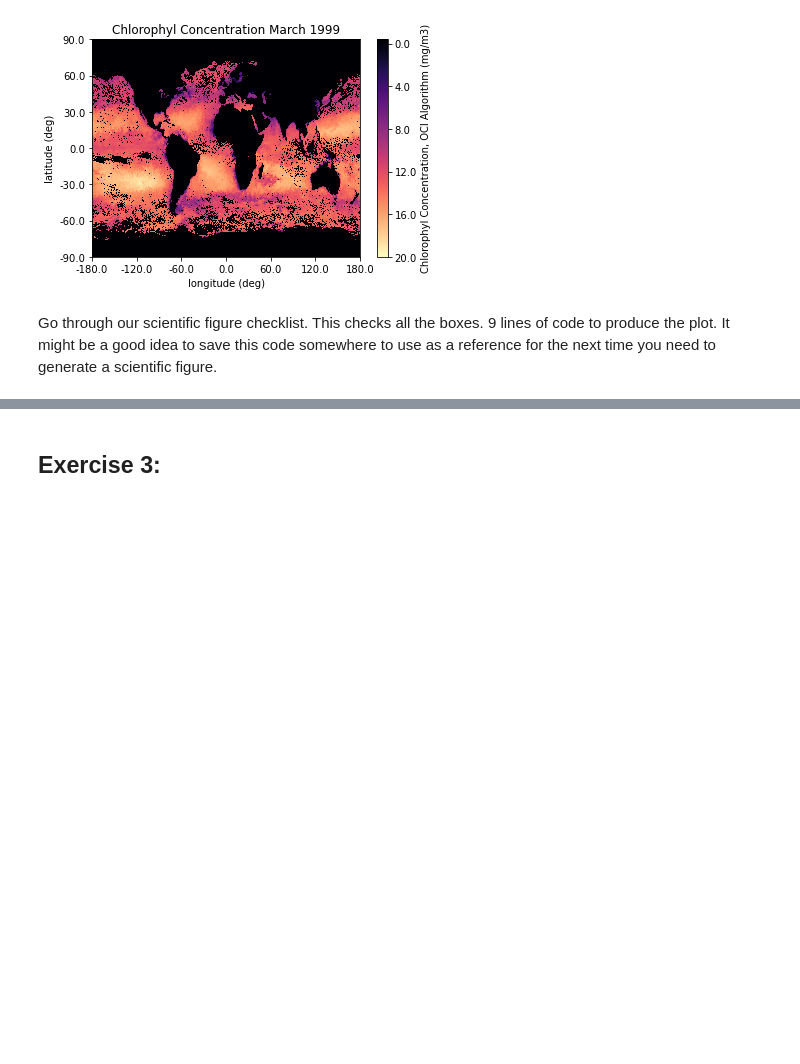
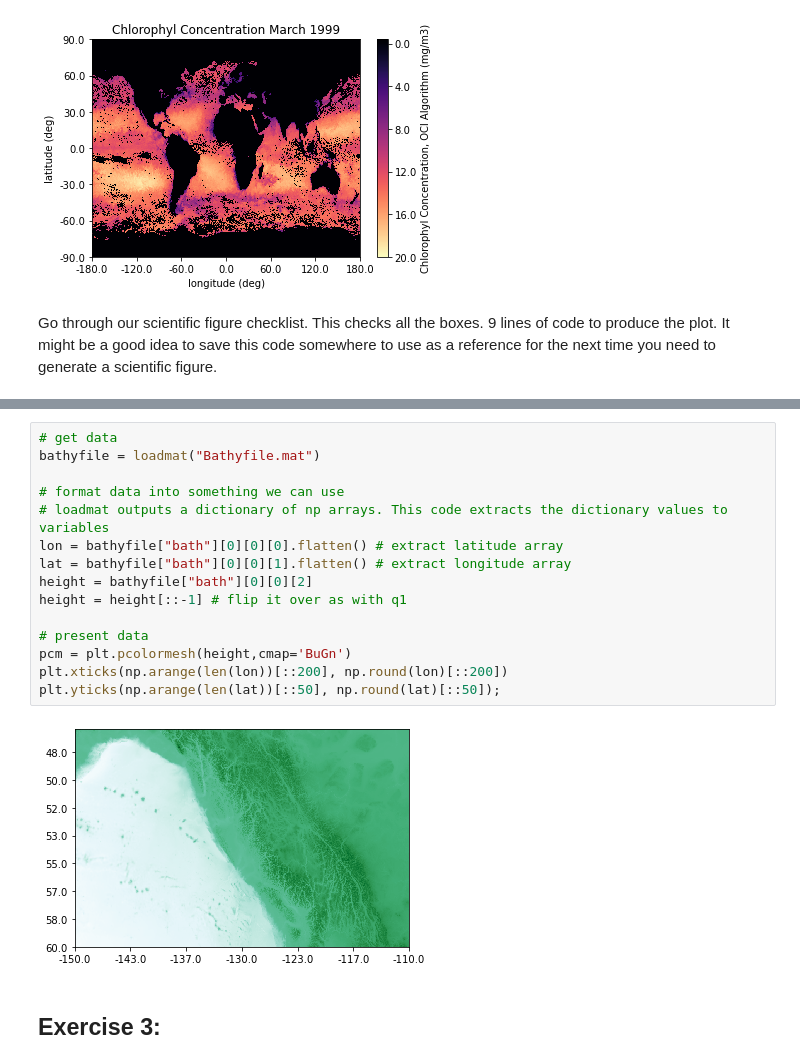
Before and after one commit to AndrewLoeppky/eosc211_students, a Jupyter notebook: e211_python_2021/wk03/lab_wk3/lab_week3.ipynb, the cells around one changed output, grey strips where cells are left out. Cells and saved outputs as stored; diff of their text form; blank space fills up the shorter version.

Commit message:
modify plotting code, add q2

```diff
--- a/e211_python_2021/wk03/lab_wk3/lab_week3.ipynb
+++ b/e211_python_2021/wk03/lab_wk3/lab_week3.ipynb
@@ -181,2 +201,19 @@ The old lab talks about processing unscaled vs scaled data, but we just did a to
+# %%
+# get data
+bathyfile = loadmat("Bathyfile.mat")
+
+# format data into something we can use
+# loadmat outputs a dictionary of np arrays. This code extracts the dictionary values to variables
+lon = bathyfile["bath"][0][0][0].flatten() # extract latitude array
+lat = bathyfile["bath"][0][0][1].flatten() # extract longitude array
+height = bathyfile["bath"][0][0][2]
+height = height[::-1] # flip it over as with q1
+
+# present data
+pcm = plt.pcolormesh(height,cmap='BuGn')
+plt.xticks(np.arange(len(lon))[::200], np.round(lon)[::200])
+plt.yticks(np.arange(len(lat))[::50], np.round(lat)[::50]);
+# %% [output]
+[figure, added]
 # %% [markdown]
 ## Exercise 3:
```
Also changed, not shown: parts of 7 cells of this notebook, 1 other file.
